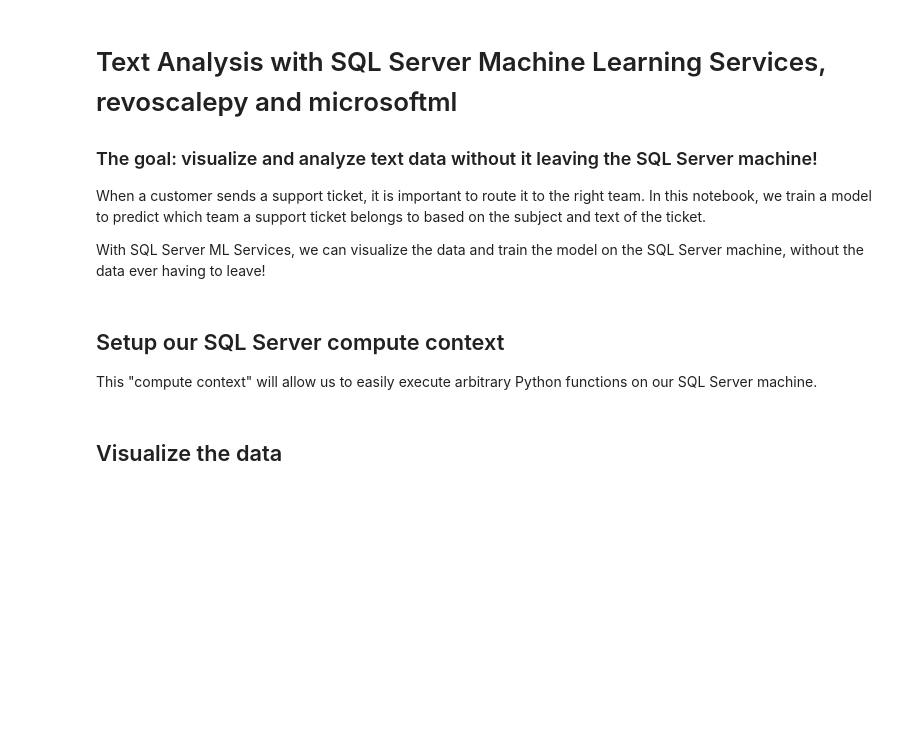
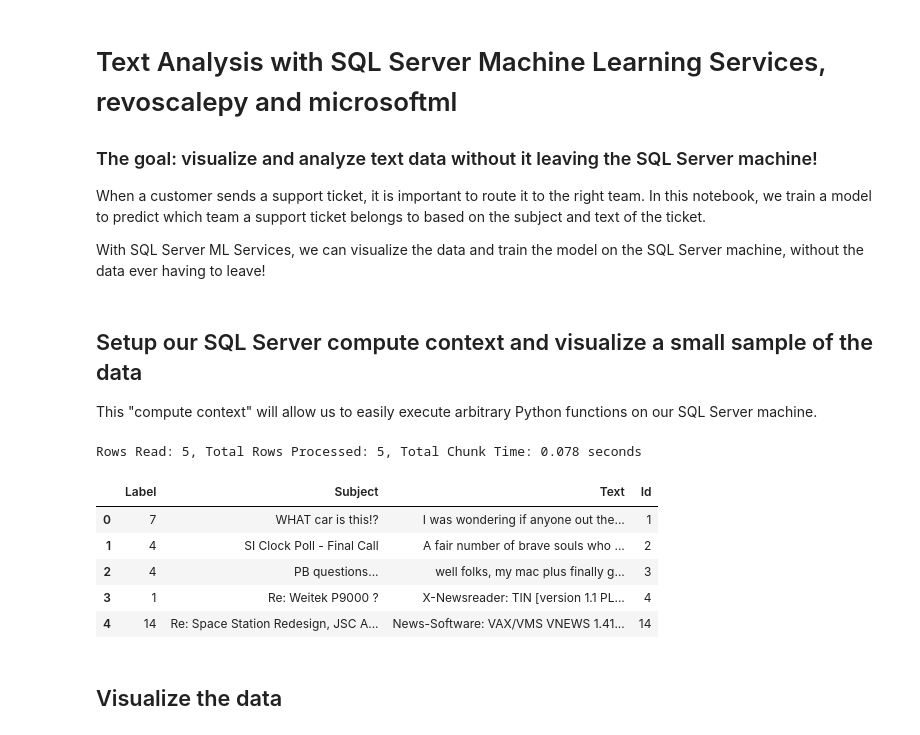
Before and after one commit to mmnormyle/pycondemos, a Jupyter notebook: TextClassificationPython.ipynb, the cells around one changed output. Cells and saved outputs as stored; diff of their text form; code cells hidden in the pictures; blank space fills up the shorter version.

```diff
--- a/TextClassificationPython.ipynb
+++ b/TextClassificationPython.ipynb
@@ -7,21 +7,33 @@ When a customer sends a support ticket, it is important to route it to the right
 
 With SQL Server ML Services, we can visualize the data and train the model on the SQL Server machine, without the data ever having to leave!
 # %% [markdown]
-## Setup our SQL Server compute context
+## Setup our SQL Server compute context and visualize a small sample of the data
 
 This "compute context" will allow us to easily execute arbitrary Python functions on our SQL Server machine.
 # %%
-from revoscalepy import RxInSqlServer, rx_exec
+from revoscalepy import RxInSqlServer, rx_exec, RxSqlServerData, rx_import
 import os
 
 db = "TextClassification_Py"
 server = os.environ["MY_SQL_HOSTNAME"]
 user = os.environ["MY_SQL_USER"]
 pwd = os.environ["MY_SQL_PWD"]
 
 connection_string = "Driver=SQL Server;Server={};Database={};Uid={};Pwd={};".format(server, db, user, pwd)
 
 sql_compute_context = RxInSqlServer(connection_string=connection_string)
+
+sql_sample = RxSqlServerData(sql_query="select top 5 * from News_Train", connection_string=connection_string)
+df_sample = rx_import(sql_sample)
+df_sample.head()
+# %% [output]
+Rows Read: 5, Total Rows Processed: 5, Total Chunk Time: 0.078 seconds
+|  | Label | Subject | Text | Id |
+| 0 | 7 | WHAT car is this!? | I was wondering if anyone out the... | 1 |
+| 1 | 4 | SI Clock Poll - Final Call | A fair number of brave souls who ... | 2 |
+| 2 | 4 | PB questions... | well folks, my mac plus finally g... | 3 |
+| 3 | 1 | Re: Weitek P9000 ? | X-Newsreader: TIN [version 1.1 PL... | 4 |
+| 4 | 14 | Re: Space Station Redesign, JSC A... | News-Software: VAX/VMS VNEWS 1.41... | 14 |
 # %% [markdown]
 ## Visualize the data
 # %% [markdown]
```
Also changed, not shown: parts of 1 cell of this notebook.
